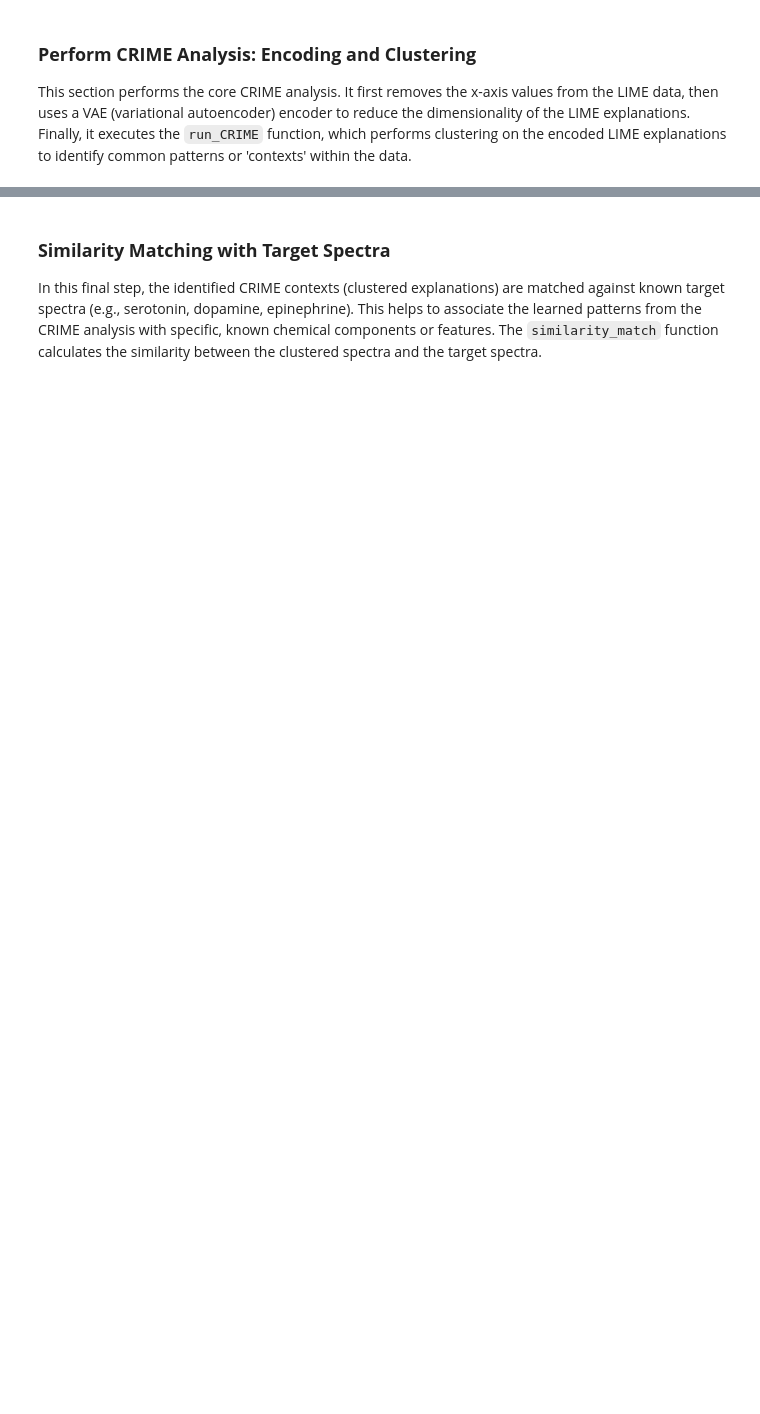
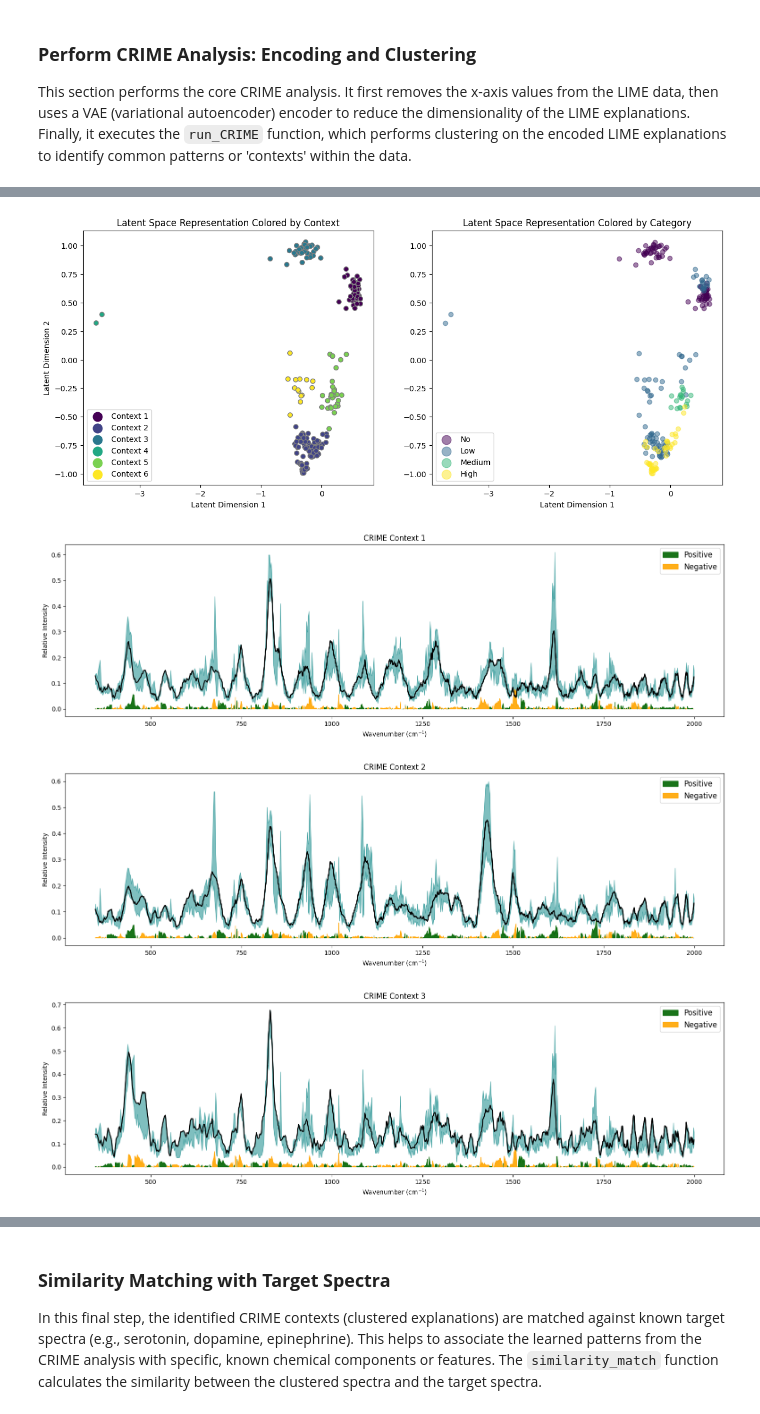
Before and after one commit to jkz22/CRIME, a Jupyter notebook: CRIME_DEMO.ipynb, the cells around one changed output, grey strips where cells are left out. Saved outputs shown, nothing was run; the diff lists cells and outputs as text; code cells hidden in the pictures; blank space fills up the shorter version.

```diff
--- a/CRIME_DEMO.ipynb
+++ b/CRIME_DEMO.ipynb
@@ -284,0 +278,15 @@ separated_arrays, _, spectra_means, _, _, _, top_cluster_indices_global = run_CR
+# %%
+'''
+The number of contexts is inferred from the length of the context names variable.
+Therefore it is advised that the analysis is ran once with an arbitrary amount after which the number of contexts
+is selected manually.
+'''
+context_names = list('123456')
+
+# Execute CRIME analysis
+separated_arrays, _, spectra_means, _, _, _, top_cluster_indices_global = run_CRIME(lime_data=np.array(lime_data), encoder=encoder, cat_names=category_names, context_names=context_names, mean_spectra_list = mean_spectra_list, category_indicator = category_indicator, plot_clusters=False)
+# %% [output]
+[figure, added]
+[figure, added]
+[figure, added]
+[figure, added]
```
Also changed, not shown: parts of 7 cells of this notebook.
